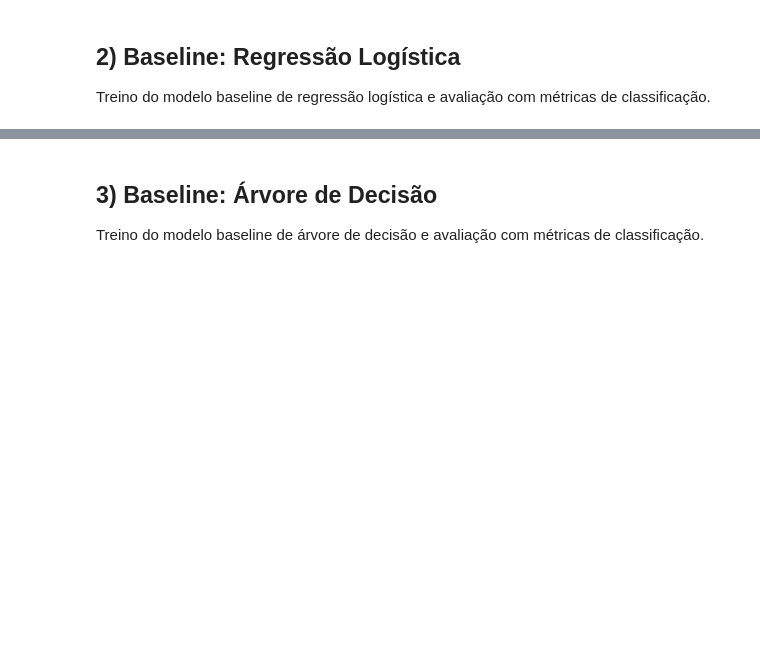
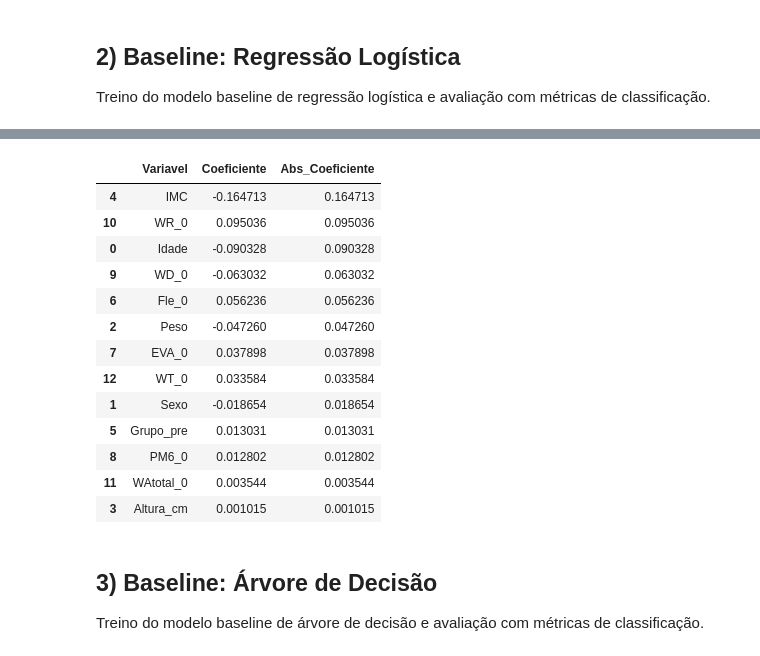
Before and after one commit to efigueira-hds/ML_Projeto_Final, a Jupyter notebook: Modelação.ipynb, the cells around one changed output, grey strips where cells are left out. Drawn from its saved outputs; the diff is of its cells as text; code cells hidden in the pictures; blank space fills up the shorter version.

```diff
--- a/Modelação.ipynb
+++ b/Modelação.ipynb
@@ -203,3 +221,26 @@ Please also refer to the documentation for alternative solver options:
+# %%
+coeficientes_lr = pd.DataFrame({
+    "Variavel": X_train.columns,
+    "Coeficiente": clf_LR.coef_[0]
+})
+
+coeficientes_lr["Abs_Coeficiente"] = coeficientes_lr["Coeficiente"].abs()
+coeficientes_lr.sort_values(by="Abs_Coeficiente", ascending=False)
+# %% [output]
+|  | Variavel | Coeficiente | Abs_Coeficiente |
+| 4 | IMC | -0.164713 | 0.164713 |
+| 10 | WR_0 | 0.095036 | 0.095036 |
+| 0 | Idade | -0.090328 | 0.090328 |
+| 9 | WD_0 | -0.063032 | 0.063032 |
+| 6 | Fle_0 | 0.056236 | 0.056236 |
+| 2 | Peso | -0.047260 | 0.047260 |
+| 7 | EVA_0 | 0.037898 | 0.037898 |
+| 12 | WT_0 | 0.033584 | 0.033584 |
+| 1 | Sexo | -0.018654 | 0.018654 |
+| 5 | Grupo_pre | 0.013031 | 0.013031 |
+| 8 | PM6_0 | 0.012802 | 0.012802 |
+| 11 | WAtotal_0 | 0.003544 | 0.003544 |
+| 3 | Altura_cm | 0.001015 | 0.001015 |
 # %% [markdown]
 ## 3) Baseline: Árvore de Decisão
 
```
Also changed, not shown: parts of 21 cells of this notebook, 4 other files.
